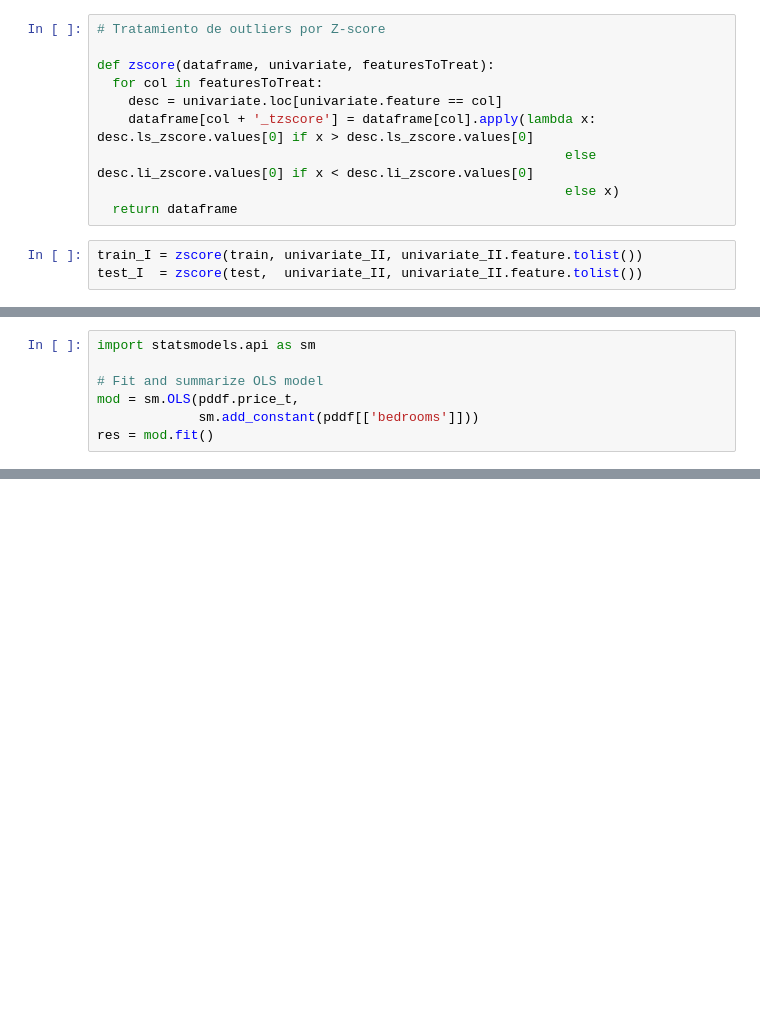
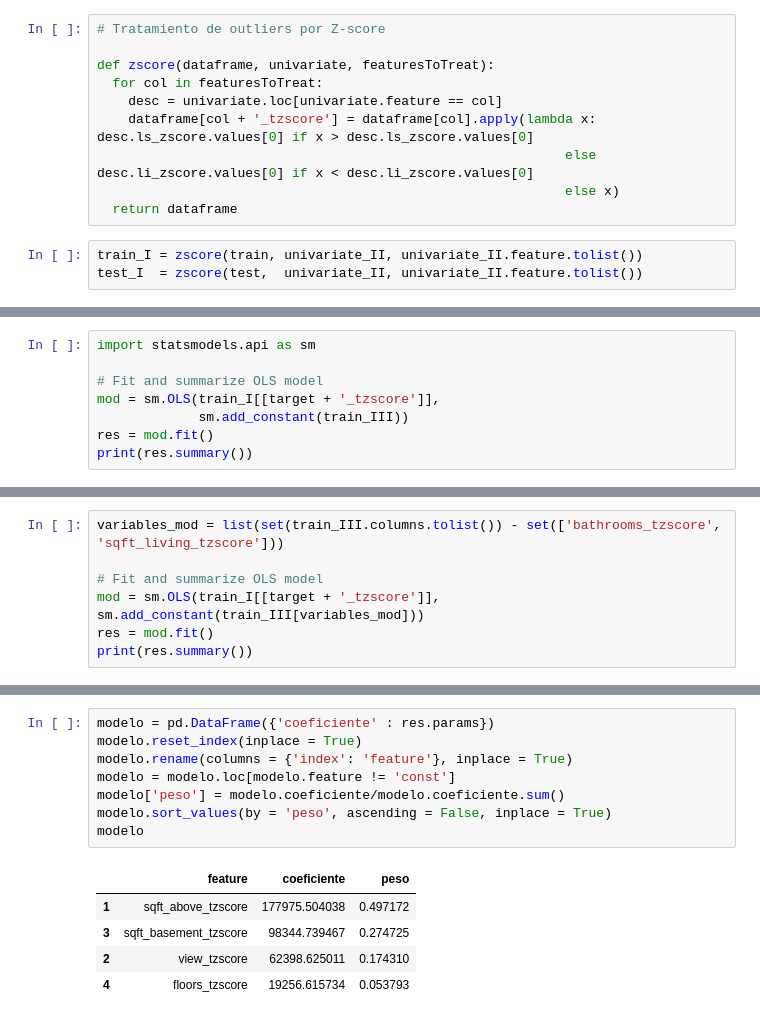
Before and after one commit to JCaballerot/Data_science_for_business, a Jupyter notebook: regresion_lineal/sidney_data_housing.ipynb, the cells around one changed output, grey strips where cells are left out. Saved outputs shown, nothing was run; the diff lists cells and outputs as text; blank space fills up the shorter version.

```diff
--- a/regresion_lineal/sidney_data_housing.ipynb
+++ b/regresion_lineal/sidney_data_housing.ipynb
@@ -173,6 +183,7 @@ graficando sqft_above_tzscore (3/13)
 import statsmodels.api as sm
 
 # Fit and summarize OLS model
-mod = sm.OLS(pddf.price_t,
-             sm.add_constant(pddf[['bedrooms']]))
+mod = sm.OLS(train_I[[target + '_tzscore']],
+             sm.add_constant(train_III))
 res = mod.fit()
+print(res.summary())
@@ -198,0 +208,7 @@ Notes:
+# %%
+variables_mod = list(set(train_III.columns.tolist()) - set(['bathrooms_tzscore', 'sqft_living_tzscore']))
+
+# Fit and summarize OLS model
+mod = sm.OLS(train_I[[target + '_tzscore']], sm.add_constant(train_III[variables_mod]))
+res = mod.fit()
+print(res.summary())
@@ -198,0 +258,14 @@ Notes:
+# %%
+modelo = pd.DataFrame({'coeficiente' : res.params})
+modelo.reset_index(inplace = True)
+modelo.rename(columns = {'index': 'feature'}, inplace = True)
+modelo = modelo.loc[modelo.feature != 'const']
+modelo['peso'] = modelo.coeficiente/modelo.coeficiente.sum()
+modelo.sort_values(by = 'peso', ascending = False, inplace = True)
+modelo
+# %% [output]
+|  | feature | coeficiente | peso |
+| 1 | sqft_above_tzscore | 177975.504038 | 0.497172 |
+| 3 | sqft_basement_tzscore | 98344.739467 | 0.274725 |
+| 2 | view_tzscore | 62398.625011 | 0.174310 |
+| 4 | floors_tzscore | 19256.615734 | 0.053793 |
```
Also changed, not shown: parts of 19 cells of this notebook.
